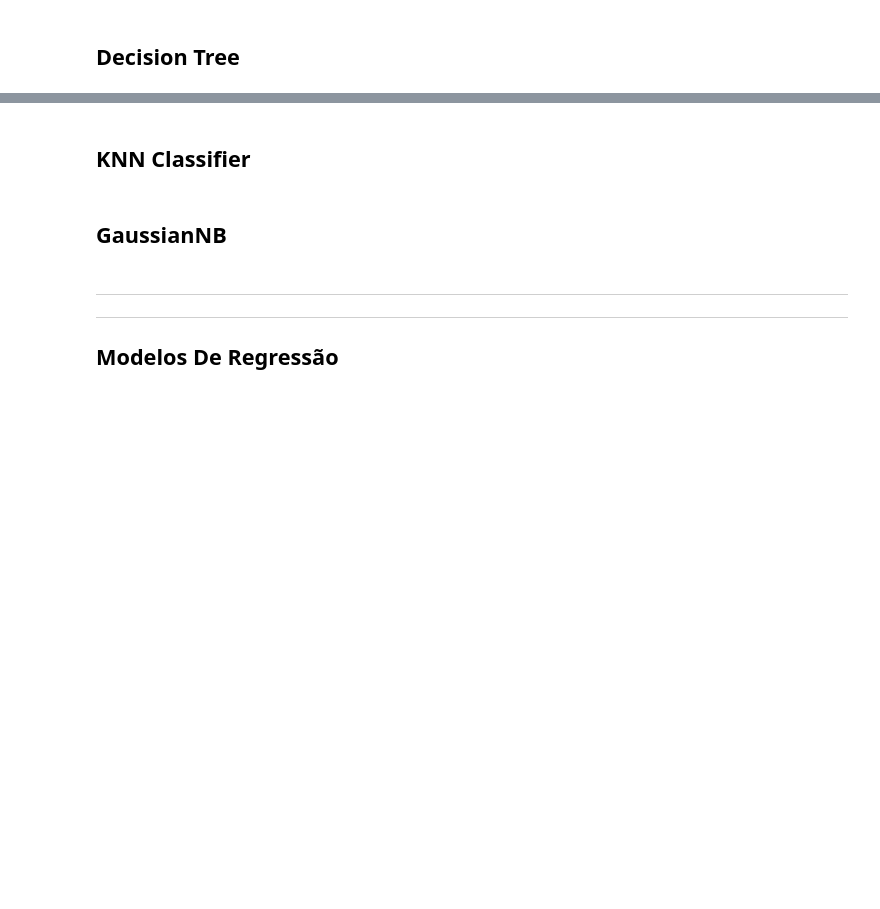
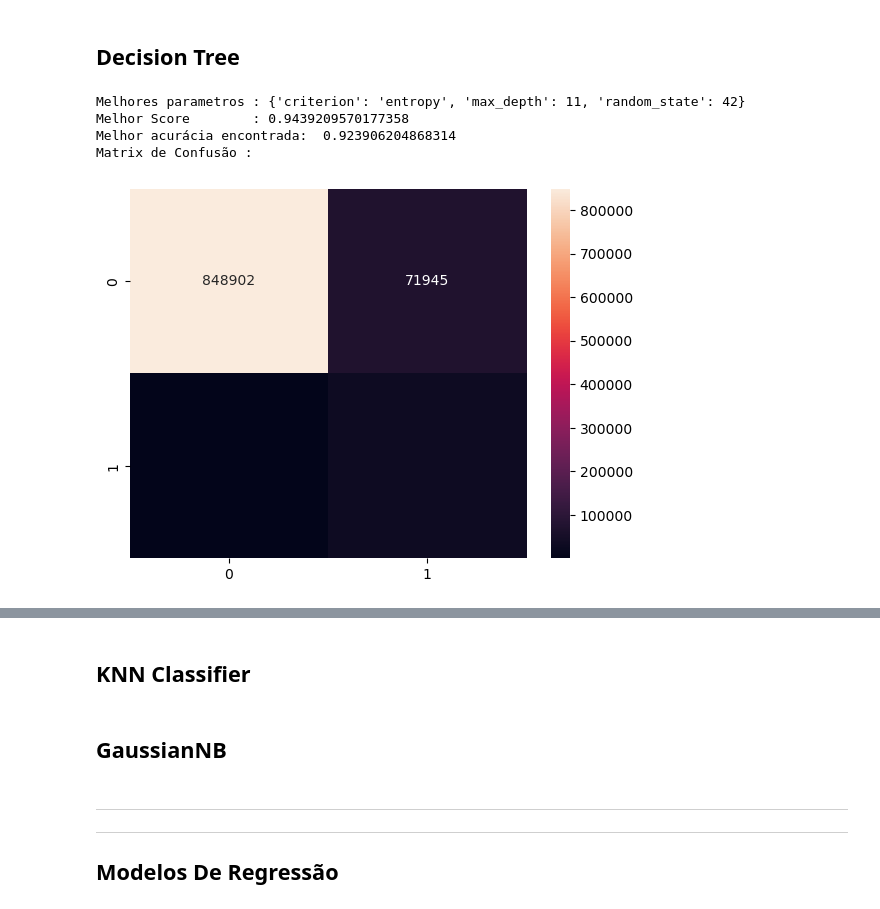
Before and after one commit to andregdmitri/SCC0957-PraticaCienciaDados, a Jupyter notebook: ML_comComorbidades.ipynb, the cells around one changed output, grey strips where cells are left out. Drawn from its saved outputs; the diff is of its cells as text; code cells hidden in the pictures; blank space fills up the shorter version.

```diff
--- a/ML_comComorbidades.ipynb
+++ b/ML_comComorbidades.ipynb
@@ -293,31 +280,37 @@ x_train, y_train = rus.fit_resample(x_train, y_train)
 # %%
 # Modelo
 mdl = DecisionTreeClassifier()
 
 # Parametros
 parameters = {'criterion':['gini','entropy'],
-              'max_depth': np.arange(1, 20, 1),
+              'max_depth': np.arange(1, 20, 5),
               'random_state' : [42]}
 
 # Buscando melhor hyperparametro
 searcher = GridSearchCV(mdl, parameters)
 searcher.fit(x_train, y_train)
 
 # Scores
 print("Melhores parametros :", searcher.best_params_)
 print("Melhor Score        :", searcher.best_score_)
 
 # Predizendo os valores
 y_pred = searcher.predict(x_test)
 
 # printing the test accuracy
 print("Melhor acurácia encontrada: ", accuracy_score(y_test, y_pred))
 
 # Matrix Confusao
 cm = confusion_matrix(y_test, y_pred)
 print("Matrix de Confusão : \n")
 sns.heatmap(cm,annot=True,fmt="d")
 plt.show()
+# %% [output]
+Melhores parametros : {'criterion': 'entropy', 'max_depth': 11, 'random_state': 42}
+Melhor Score        : 0.9439209570177358
+Melhor acurácia encontrada:  0.923906204868314
+Matrix de Confusão :
+[figure, added]
 # %%
 from sklearn.inspection import permutation_importance
 
```
Also changed, not shown: parts of 10 cells of this notebook.
